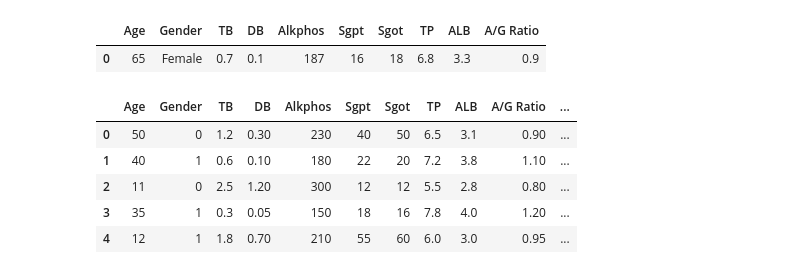
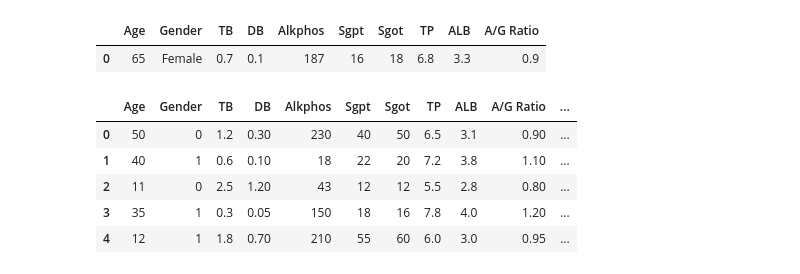
Before and after one commit to khalidkhankakar/Pulse-AI-FYP-, a Jupyter notebook: models/notebooks/liver.ipynb, the cells around one changed output. Saved outputs shown, nothing was run; the diff lists cells and outputs as text; code cells hidden in the pictures.

```diff
--- a/models/notebooks/liver.ipynb
+++ b/models/notebooks/liver.ipynb
@@ -269,33 +269,33 @@ patients = pd.DataFrame({
 # %%
 # Create 5 sample patients (Gender: Female=0, Male=1)
 new_patients = pd.DataFrame([
     {'Age':50, 'Gender':0, 'TB':1.2, 'DB':0.3, 'Alkphos':230, 'Sgpt':40, 'Sgot':50, 'TP':6.5, 'ALB':3.1, 'A/G Ratio':0.9},
-    {'Age':40, 'Gender':1, 'TB':0.6, 'DB':0.1, 'Alkphos':180, 'Sgpt':22, 'Sgot':20, 'TP':7.2, 'ALB':3.8, 'A/G Ratio':1.1},
-    {'Age':11, 'Gender':0, 'TB':2.5, 'DB':1.2, 'Alkphos':300, 'Sgpt':12, 'Sgot':12, 'TP':5.5, 'ALB':2.8, 'A/G Ratio':0.8},
+    {'Age':40, 'Gender':1, 'TB':0.6, 'DB':0.1, 'Alkphos':18, 'Sgpt':22, 'Sgot':20, 'TP':7.2, 'ALB':3.8, 'A/G Ratio':1.1},
+    {'Age':11, 'Gender':0, 'TB':2.5, 'DB':1.2, 'Alkphos':43, 'Sgpt':12, 'Sgot':12, 'TP':5.5, 'ALB':2.8, 'A/G Ratio':0.8},
     {'Age':35, 'Gender':1, 'TB':0.3, 'DB':0.05, 'Alkphos':150, 'Sgpt':18, 'Sgot':16, 'TP':7.8, 'ALB':4.0, 'A/G Ratio':1.2},
     {'Age':12, 'Gender':1, 'TB':1.8, 'DB':0.7, 'Alkphos':210, 'Sgpt':55, 'Sgot':60, 'TP':6.0, 'ALB':3.0, 'A/G Ratio':0.95},
 ])
 
 # If Gender is still strings, map them
 if new_patients['Gender'].dtype == object:
     new_patients['Gender'] = new_patients['Gender'].map({'Female': 0, 'Male': 1})
 
 new_patients['Gender'] = new_patients['Gender'].astype(int)
 
 # Predict classes and probabilities using the trained logistic pipeline
 preds = lg_pipeline.predict(new_patients)
 probs = lg_pipeline.predict_proba(new_patients)
 
 results = new_patients.copy()
 results['predicted_class'] = preds
 results['prob_class_0'] = probs[:, 0]
 results['prob_class_1'] = probs[:, 1]
 
 results
 # %% [output]
 |  | Age | Gender | TB | DB | Alkphos | Sgpt | Sgot | TP | ALB | A/G Ratio | ... |
 | 0 | 50 | 0 | 1.2 | 0.30 | 230 | 40 | 50 | 6.5 | 3.1 | 0.90 | ... |
-| 1 | 40 | 1 | 0.6 | 0.10 | 180 | 22 | 20 | 7.2 | 3.8 | 1.10 | ... |
-| 2 | 11 | 0 | 2.5 | 1.20 | 300 | 12 | 12 | 5.5 | 2.8 | 0.80 | ... |
+| 1 | 40 | 1 | 0.6 | 0.10 | 18 | 22 | 20 | 7.2 | 3.8 | 1.10 | ... |
+| 2 | 11 | 0 | 2.5 | 1.20 | 43 | 12 | 12 | 5.5 | 2.8 | 0.80 | ... |
 | 3 | 35 | 1 | 0.3 | 0.05 | 150 | 18 | 16 | 7.8 | 4.0 | 1.20 | ... |
 | 4 | 12 | 1 | 1.8 | 0.70 | 210 | 55 | 60 | 6.0 | 3.0 | 0.95 | ... |
```
Also changed, not shown: 1 other file.
